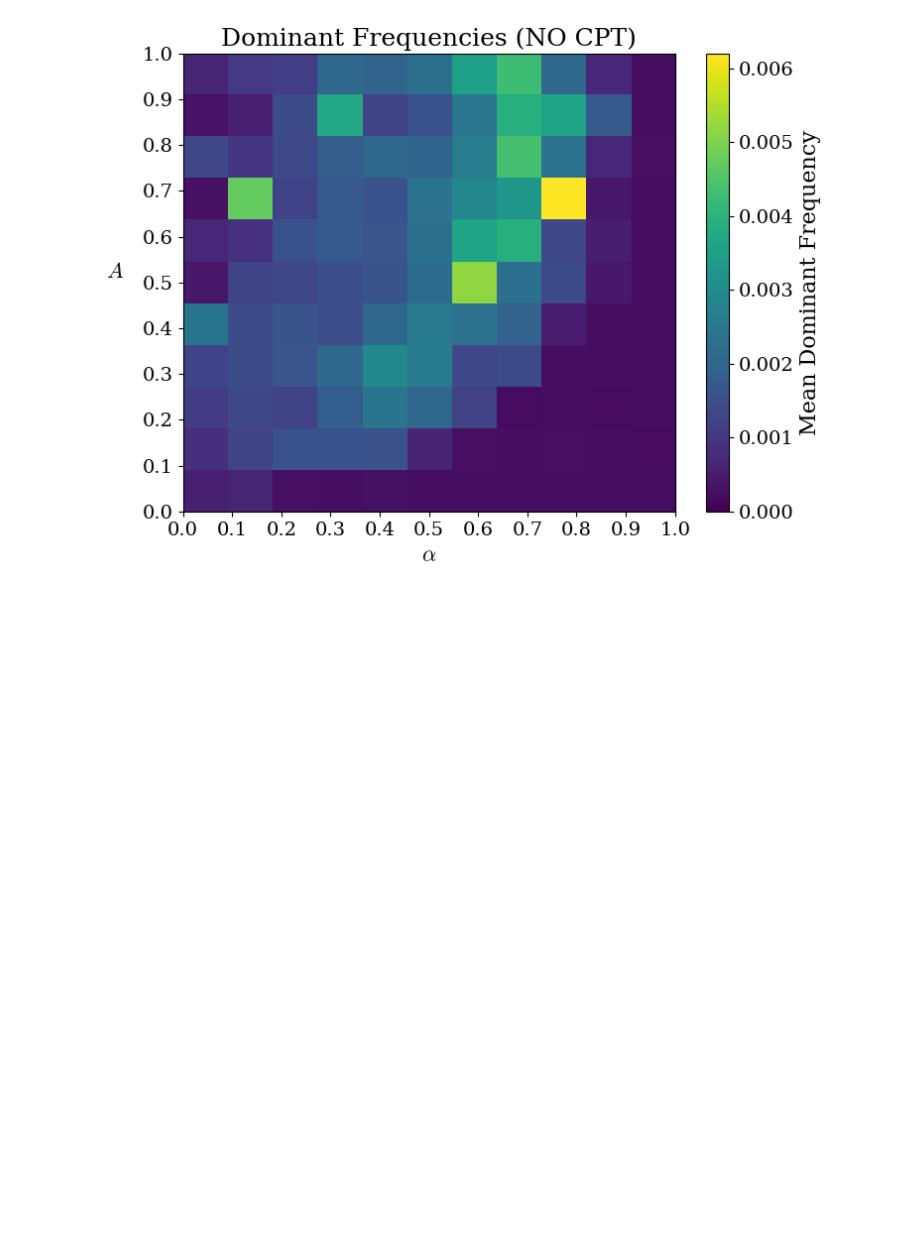
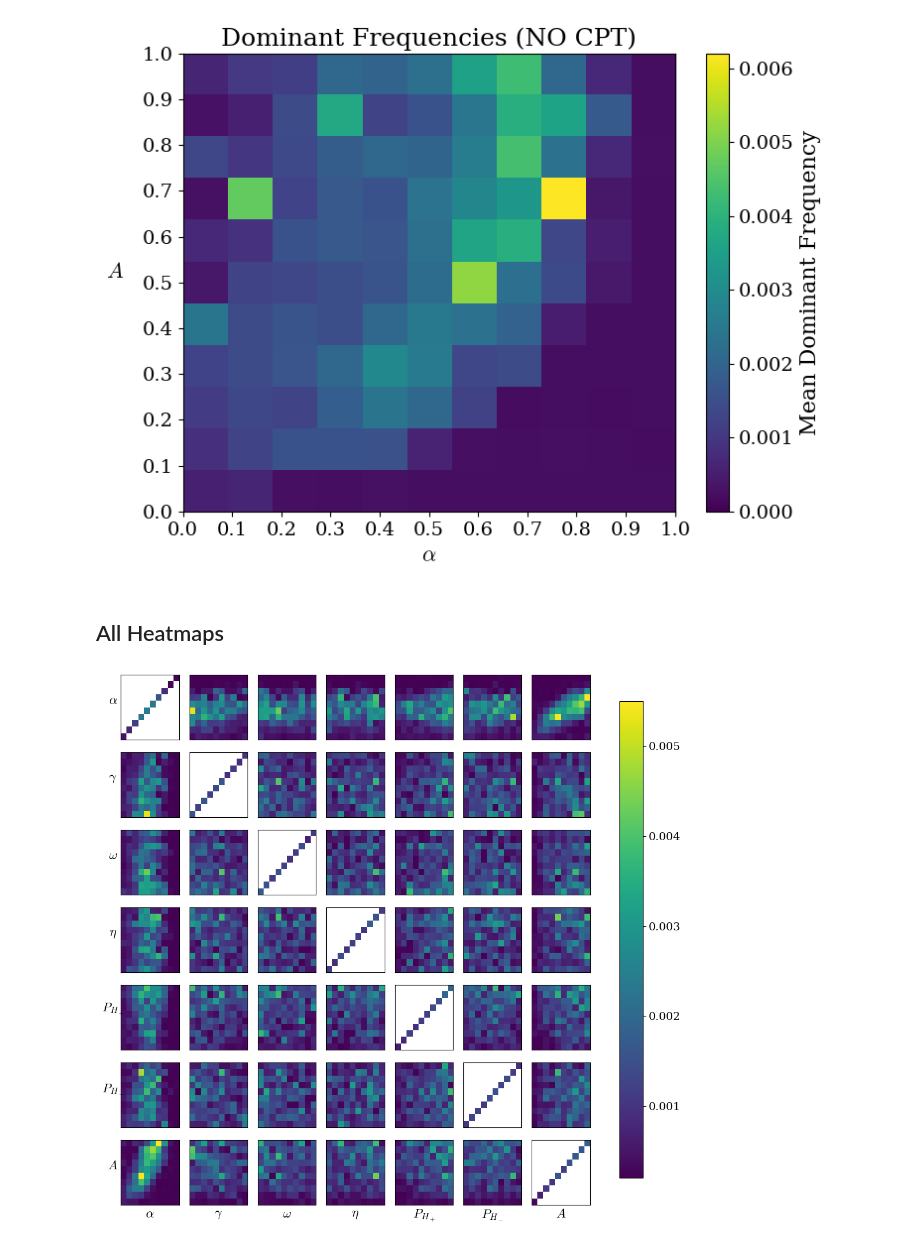
Before and after one commit to charlesaugdupont/cognitive-biases-endogenous-volatility, a Jupyter notebook: DominantFrequency.ipynb, the cells around one changed output. Saved outputs shown, nothing was run; the diff lists cells and outputs as text; code cells hidden in the pictures; blank space fills up the shorter version.

```diff
--- a/DominantFrequency.ipynb
+++ b/DominantFrequency.ipynb
@@ -144,3 +146,67 @@ plt.title('Dominant Frequencies (NO CPT)')
 plt.show()
 # %% [output]
 [figure]
+# %% [markdown]
+## All Heatmaps
+# %%
+directory = "results_5"
+
+with open(directory + "_dominant_frequencies.pickle", "rb") as f:
+    freqs = pickle.load(f)
+
+data = []
+for idx,f in tqdm(enumerate(os.listdir(directory))):
+    with open(os.path.join(directory, f), "rb") as f:
+        P = pickle.load(f)["params"]
+    elem = ((P["alpha"], P["gamma"], P["omega"], P["eta"], P["P_H_increase"], P["P_H_decrease"], P["w_delta_scale"], freqs[idx]))
+    data.append(elem)
+# %%
+fig, axs = plt.subplots(7, 7, figsize=(11,10))
+
+param_names = [r"$\alpha$", r"$\gamma$", r"$\omega$", r"$\eta$", r"$P_{H_+}$",  r"$P_{H_-}$", r"$A$"]
+bounds = [[0,1], [0.4,0.8], [1,4], [0.5, 1], [0,1], [0,1], [0,1]]
+freq_lists = [d[-1] for d in data]
+
+map_vals = []
+
+for i in range(7):
+    pi_values = np.array([d[i] for d in data])
+    pi_bounds = np.linspace(bounds[i][0], bounds[i][1], 11)
+    for j in range(7):
+        pj_values = np.array([d[j] for d in data])
+        pj_bounds = np.linspace(bounds[j][0], bounds[j][1], 11)
+        heatmap = np.zeros((10, 10))
+
+        # Iterate over bins
+        for a in range(10):
+            for b in range(10):
+                # Find indices that fall into this bin
+                idxs = np.where(
+                    (pi_values >= pi_bounds[a]) & (pi_values < pi_bounds[a+1]) &
+                    (pj_values >= pj_bounds[b]) & (pj_values < pj_bounds[b+1])
+                )[0]
+
+                # Concatenate all lists of freqs in this bin
+                if len(idxs) > 0:
+                    combined_freqs = np.concatenate([freq_lists[k] for k in idxs])
+                    heatmap[a, b] = combined_freqs.mean()
+                else:
+                    heatmap[a, b] = np.nan
+
+
+
+        im = axs[i][j].imshow(heatmap, origin="lower", aspect="auto", cmap="viridis", vmin=0.0002, vmax=0.0055)
+        axs[i][j].set_xticks([])
+        axs[i][j].set_yticks([])
+        if j == 0:
+            axs[i][j].set_ylabel(param_names[i], rotation=0, labelpad=10)
+        if i == 6:
+            axs[i][j].set_xlabel(param_names[j])
+
+        last_im = im
+
+fig.tight_layout()
+fig.colorbar(last_im, ax=axs.ravel().tolist(), shrink=0.9, norm="log")
+plt.show()
+# %% [output]
+[figure, added]
```
Also changed, not shown: parts of 1 cell of this notebook, 1 other file.
